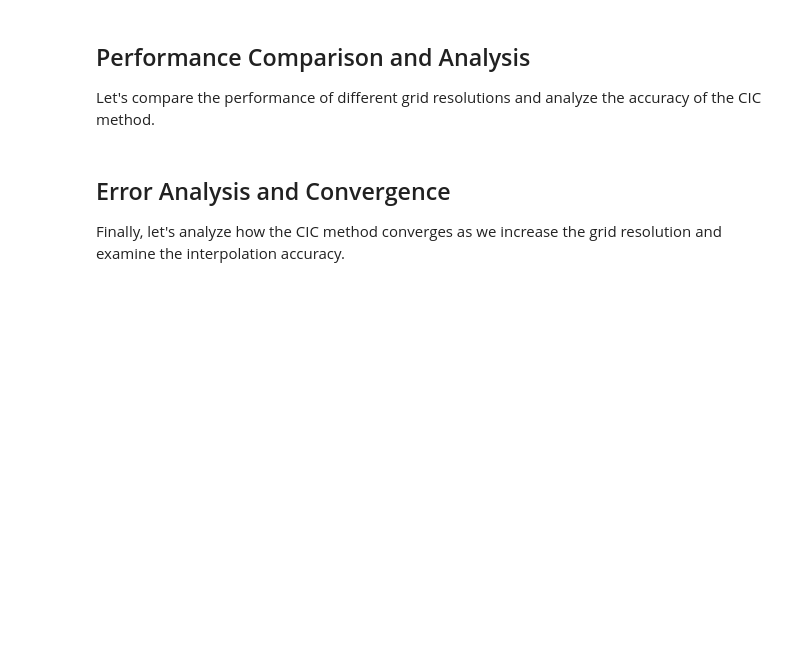
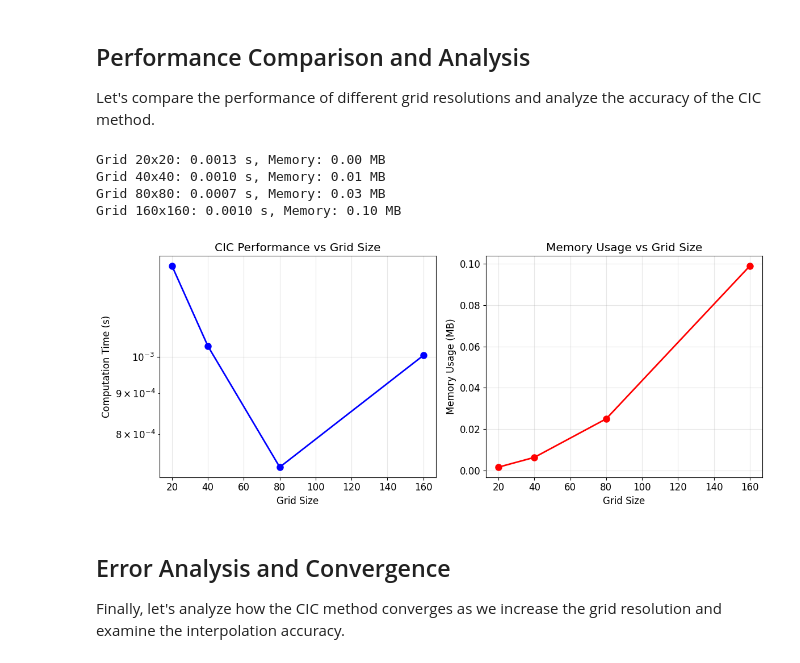
Before and after one commit to desy-ml/cheetah, a Jupyter notebook: docs/examples/charge_deposition_examples.ipynb, the cells around one changed output. Drawn from its saved outputs; the diff is of its cells as text; code cells hidden in the pictures; blank space fills up the shorter version.

```diff
--- a/docs/examples/charge_deposition_examples.ipynb
+++ b/docs/examples/charge_deposition_examples.ipynb
@@ -589,45 +763,55 @@ n_particles_perf = 10000
 # Generate test particles
 x1_perf = torch.randn(n_particles_perf) * 0.5 + 2.0
 x2_perf = torch.randn(n_particles_perf) * 0.5 + 2.0
 weights_perf = torch.ones(n_particles_perf)
 
 # Test different grid resolutions
 grid_sizes = [20, 40, 80, 160]
 times = []
 memory_usage = []
 
 for grid_size in grid_sizes:
     bins_perf = torch.linspace(0, 4, grid_size + 1)
 
     # Measure time
     start_time = time.time()
-    result = deposit_charge_cic_2d(x1_perf, x2_perf, bins_perf, bins_perf, weights_perf)
+    result = cloud_in_cell_charge_deposition_2d(
+        x1_perf, x2_perf, bins_perf, bins_perf, weights_perf
+    )
     end_time = time.time()
 
     times.append(end_time - start_time)
     memory_usage.append(result.numel() * result.element_size() / 1024 / 1024)  # MB
 
-    print(f"Grid {grid_size}x{grid_size}: {end_time - start_time:.4f} s, "
-          f"Memory: {memory_usage[-1]:.2f} MB")
+    print(
+        f"Grid {grid_size}x{grid_size}: {end_time - start_time:.4f} s, "
+        f"Memory: {memory_usage[-1]:.2f} MB"
+    )
 
 # Plot performance results
 fig, (ax1, ax2) = plt.subplots(1, 2, figsize=(12, 5))
 
-ax1.plot(grid_sizes, times, 'bo-', linewidth=2, markersize=8)
-ax1.set_xlabel('Grid Size')
-ax1.set_ylabel('Computation Time (s)')
-ax1.set_title('CIC Performance vs Grid Size')
+ax1.plot(grid_sizes, times, "bo-", linewidth=2, markersize=8)
+ax1.set_xlabel("Grid Size")
+ax1.set_ylabel("Computation Time (s)")
+ax1.set_title("CIC Performance vs Grid Size")
 ax1.grid(True, alpha=0.3)
-ax1.set_yscale('log')
+ax1.set_yscale("log")
 
-ax2.plot(grid_sizes, memory_usage, 'ro-', linewidth=2, markersize=8)
-ax2.set_xlabel('Grid Size')
-ax2.set_ylabel('Memory Usage (MB)')
-ax2.set_title('Memory Usage vs Grid Size')
+ax2.plot(grid_sizes, memory_usage, "ro-", linewidth=2, markersize=8)
+ax2.set_xlabel("Grid Size")
+ax2.set_ylabel("Memory Usage (MB)")
+ax2.set_title("Memory Usage vs Grid Size")
 ax2.grid(True, alpha=0.3)
 
 plt.tight_layout()
 plt.show()
+# %% [output]
+Grid 20x20: 0.0013 s, Memory: 0.00 MB
+Grid 40x40: 0.0010 s, Memory: 0.01 MB
+Grid 80x80: 0.0007 s, Memory: 0.03 MB
+Grid 160x160: 0.0010 s, Memory: 0.10 MB
+[figure, added]
 # %% [markdown]
 ## Error Analysis and Convergence
 
```
Also changed, not shown: parts of 13 cells of this notebook, 1 other file.
